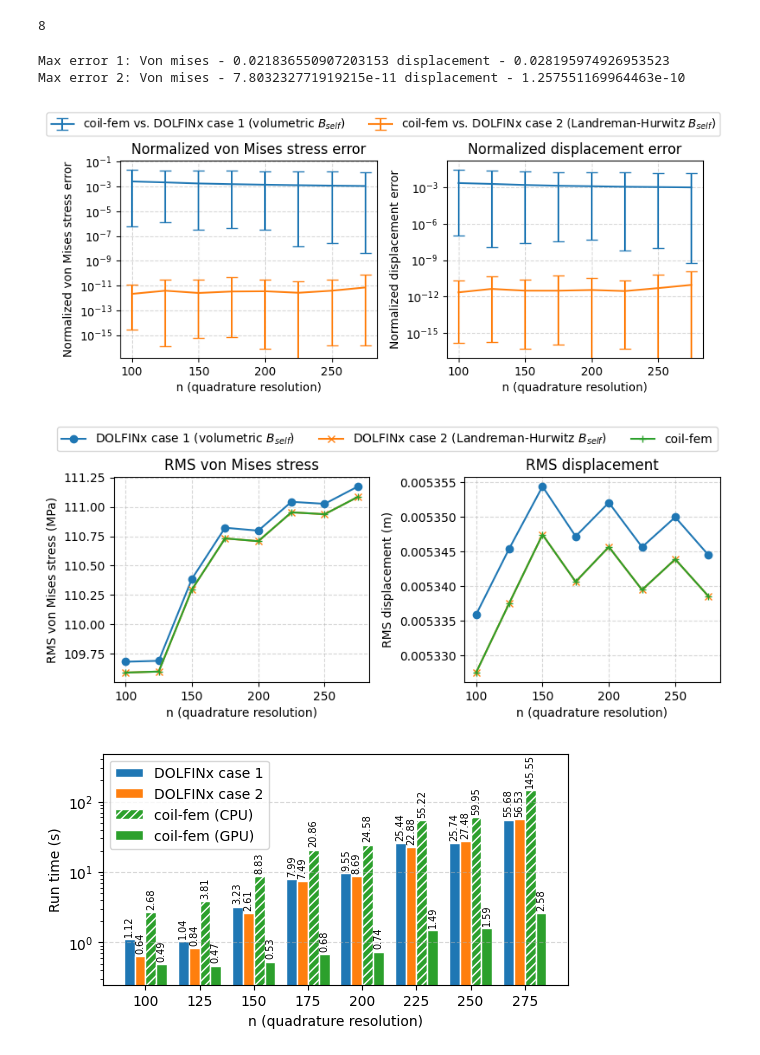
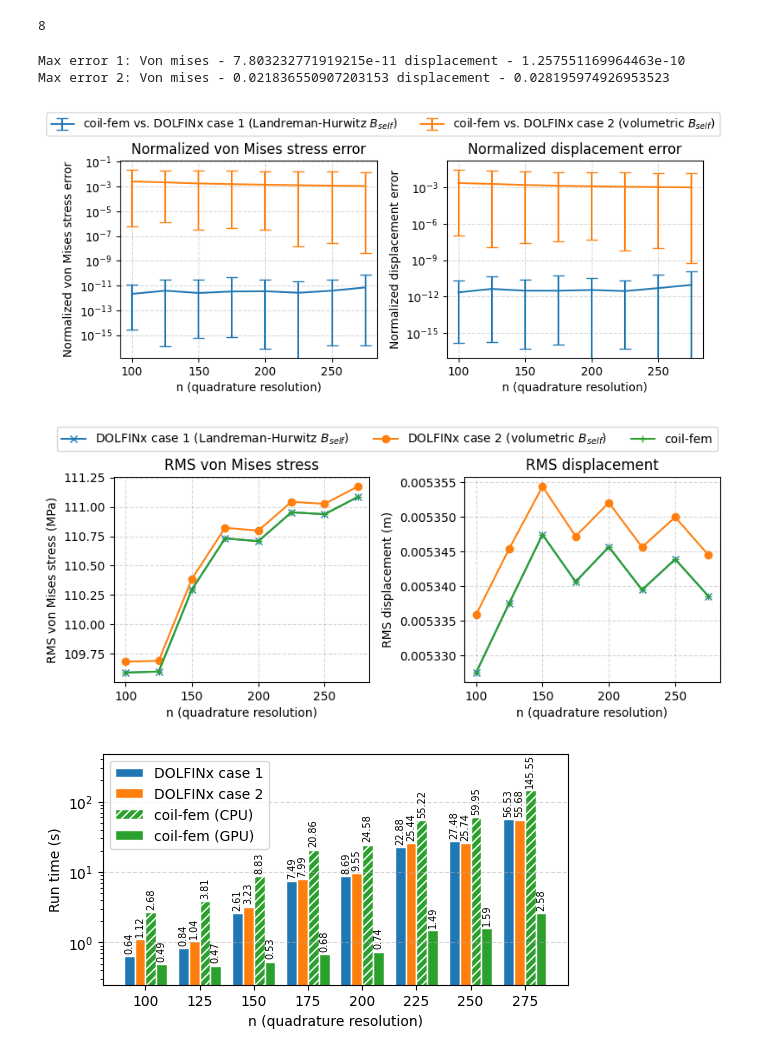
Before and after one commit to lankef/fem-data, a Jupyter notebook: w7x-convergence/plotting.ipynb, the cells around one changed output. Cells and saved outputs as stored; diff of their text form; code cells hidden in the pictures.

```diff
--- a/w7x-convergence/plotting.ipynb
+++ b/w7x-convergence/plotting.ipynb
@@ -212,47 +212,47 @@ med_err_displacement_B = np.array(med_err_displacement_B)
 med_err_von_mises_A = np.array(med_err_von_mises_A)
 med_err_von_mises_B = np.array(med_err_von_mises_B)
 # %%
-print('Max error 1: Von mises -', np.max(max_err_von_mises_A), 'displacement -', np.max(max_err_displacement_A))
-print('Max error 2: Von mises -', np.max(max_err_von_mises_B), 'displacement -', np.max(max_err_displacement_B))
+print('Max error 1: Von mises -', np.max(max_err_von_mises_B), 'displacement -', np.max(max_err_displacement_B))
+print('Max error 2: Von mises -', np.max(max_err_von_mises_A), 'displacement -', np.max(max_err_displacement_A))
 labels = [
-    "coil-fem vs. DOLFINx case 1 (volumetric $B_{self}$)",
-    "coil-fem vs. DOLFINx case 2 (Landreman-Hurwitz $B_{self}$)",
+    "coil-fem vs. DOLFINx case 1 (Landreman-Hurwitz $B_{self}$)",
+    "coil-fem vs. DOLFINx case 2 (volumetric $B_{self}$)",
 ]
 fig, axs = plt.subplots(ncols=2, figsize=(8, 4))
-axs[0].errorbar(ns, med_err_von_mises_A, (med_err_von_mises_A-min_err_von_mises_A, max_err_von_mises_A-med_err_von_mises_A), label=labels[0], capsize=5)
-axs[0].errorbar(ns, med_err_von_mises_B, (med_err_von_mises_B-min_err_von_mises_B, max_err_von_mises_B-med_err_von_mises_B), label=labels[1], capsize=5)
+axs[0].errorbar(ns, med_err_von_mises_B, (med_err_von_mises_B-min_err_von_mises_B, max_err_von_mises_B-med_err_von_mises_B), label=labels[0], capsize=5)
+axs[0].errorbar(ns, med_err_von_mises_A, (med_err_von_mises_A-min_err_von_mises_A, max_err_von_mises_A-med_err_von_mises_A), label=labels[1], capsize=5)
 axs[0].set_xlabel("n (quadrature resolution)")
 axs[0].set_ylabel("Normalized von Mises stress error")
 axs[0].set_yscale("log")
 axs[0].set_title("Normalized von Mises stress error")
 axs[0].grid(True, linestyle="--", alpha=0.5)
-axs[1].errorbar(ns, med_err_displacement_A, (med_err_displacement_A-min_err_displacement_A, max_err_displacement_A-med_err_displacement_A), label=labels[0], capsize=5)
-axs[1].errorbar(ns, med_err_displacement_B, (med_err_displacement_B-min_err_displacement_B, max_err_displacement_B-med_err_displacement_B), label=labels[1], capsize=5)
+axs[1].errorbar(ns, med_err_displacement_B, (med_err_displacement_B-min_err_displacement_B, max_err_displacement_B-med_err_displacement_B), label=labels[0], capsize=5)
+axs[1].errorbar(ns, med_err_displacement_A, (med_err_displacement_A-min_err_displacement_A, max_err_displacement_A-med_err_displacement_A), label=labels[1], capsize=5)
 axs[1].set_xlabel("n (quadrature resolution)")
 axs[1].set_ylabel("Normalized displacement error")
 axs[1].set_title("Normalized displacement error")
 axs[1].set_yscale("log")
 axs[1].grid(True, linestyle="--", alpha=0.5)
 
 handles, lgd_labels = axs[0].get_legend_handles_labels()
 fig.legend(handles, lgd_labels, loc="upper center",
            ncol=len(lgd_labels), bbox_to_anchor=(0.5, 0.9))
 fig.tight_layout(rect=[0, 0, 1, 0.83])   # reserve top ~17% for the legend
 plt.savefig('../figures/bench-error.pdf', bbox_inches='tight')
 plt.show()
 # %% [output]
-Max error 1: Von mises - 0.021836550907203153 displacement - 0.028195974926953523
-Max error 2: Von mises - 7.803232771919215e-11 displacement - 1.257551169964463e-10
+Max error 1: Von mises - 7.803232771919215e-11 displacement - 1.257551169964463e-10
+Max error 2: Von mises - 0.021836550907203153 displacement - 0.028195974926953523
-[figure, old version]
+[figure, new version]
 # %%
 labels = [
-    "DOLFINx case 1 (volumetric $B_{self}$)",
-    "DOLFINx case 2 (Landreman-Hurwitz $B_{self}$)",
+    "DOLFINx case 1 (Landreman-Hurwitz $B_{self}$)",
+    "DOLFINx case 2 (volumetric $B_{self}$)",
     "coil-fem",
 ]
-cells = [dfx_A_cells, dfx_B_cells, cf_cells]
-nodes = [dfx_A_nodes, dfx_B_nodes, cf_nodes]   # <-- reordered, see note below
-markers = ['o', 'x', '+']
+cells = [dfx_B_cells, dfx_A_cells, cf_cells]
+nodes = [dfx_B_nodes, dfx_A_nodes, cf_nodes]   # <-- reordered, see note below
+markers = ['x', 'o', '+']
 
 fig, axs = plt.subplots(ncols=2, figsize=(8, 4))
 for i in range(len(labels)):
@@ -290,7 +290,7 @@ fig.tight_layout(rect=[0, 0, 1, 0.83])
 plt.savefig('../figures/bench-conv.pdf', bbox_inches='tight')
 plt.show()
 # %% [output]
-[figure, old version]
+[figure, new version]
 # %%
 # Grouped bar version of the timing plot (same data as above)
 labels = [
@@ -300,8 +300,8 @@ labels = [
     "coil-fem (GPU)",
 ]
 times = [
+    [t['t_run'] for t in dfx_B_timings],
     [t['t_run'] for t in dfx_A_timings],
-    [t['t_run'] for t in dfx_B_timings],
     [t['t_run'] for t in cf_petsc_timings],
     [t['t_run'] for t in cf_timings],
 ]
@@ -329,4 +329,4 @@ plt.legend()
 plt.savefig('../figures/bench-time-bar.pdf', bbox_inches='tight')
 plt.show()
 # %% [output]
-[figure, old version]
+[figure, new version]
```
Also changed, not shown: 30 other files.
